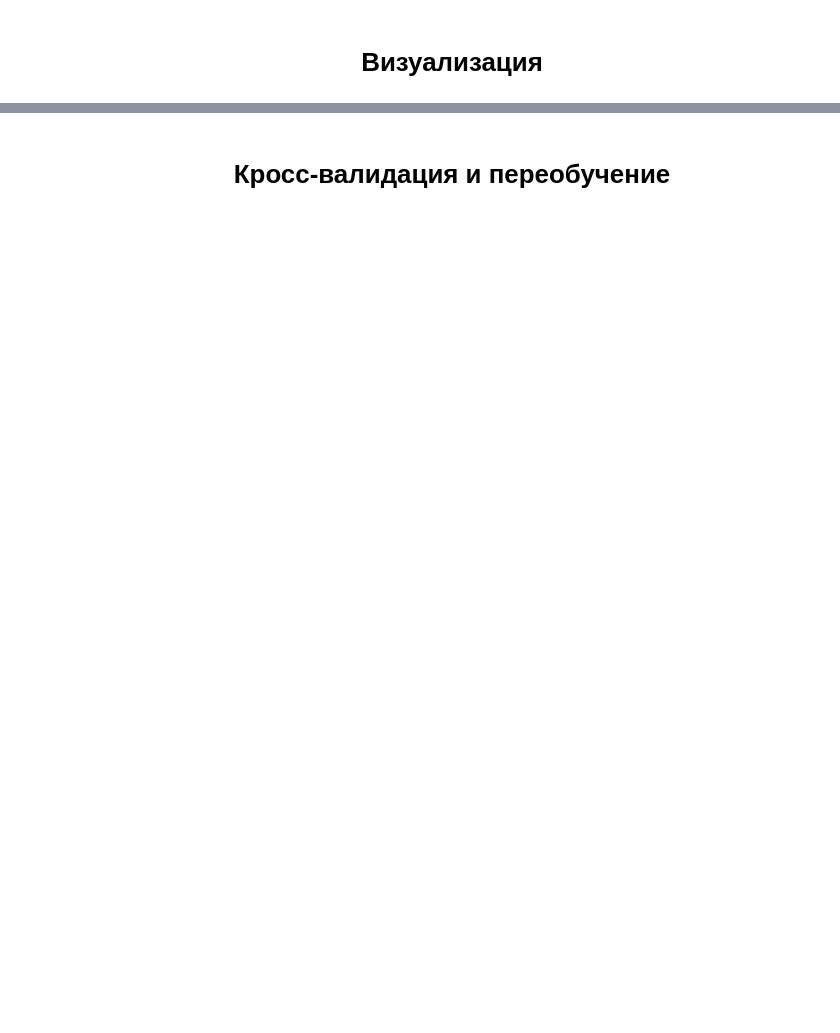
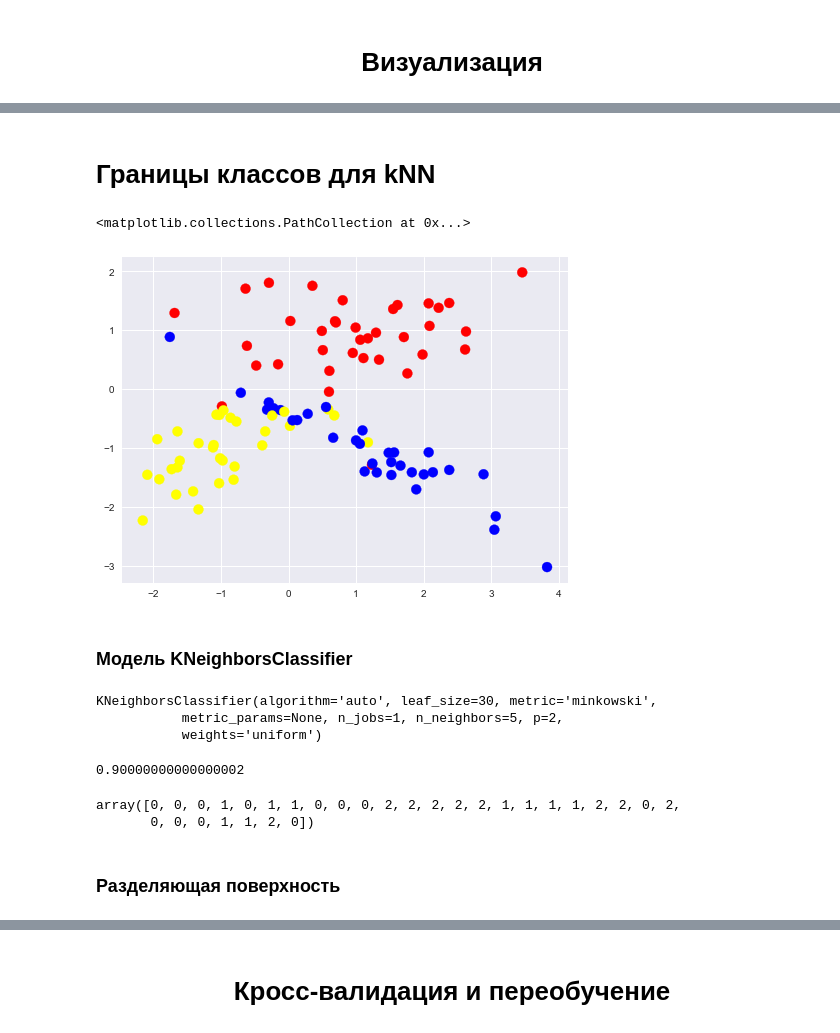
Before and after one commit to ml-mipt/ml-mipt-part1, a Jupyter notebook: 2018/seminars/1_simple_algorithms/seminar_01.ipynb, the cells around one changed output, grey strips where cells are left out. Drawn from its saved outputs; the diff is of its cells as text; code cells hidden in the pictures; blank space fills up the shorter version.

```diff
--- a/2018/seminars/1_simple_algorithms/seminar_01.ipynb
+++ b/2018/seminars/1_simple_algorithms/seminar_01.ipynb
@@ -732,0 +692,17 @@ pd.DataFrame({
+# %% [markdown]
+# Границы классов для kNN
+# %%
+# сгенерируем случайные классы
+classification_problem = datasets.make_classification(n_samples=100, n_features =2, n_informative = 2,
+                                                      n_classes = 3, n_redundant=0,
+                                                      n_clusters_per_class=1, random_state=3)
+# %%
+colors = ListedColormap(['red', 'blue', 'yellow'])
+light_colors = ListedColormap(['lightcoral', 'lightblue', 'lightyellow'])
+# %%
+pylab.figure(figsize=(8,6))
+pylab.scatter(list(x[0] for x in classification_problem[0]), list(x[1] for x in classification_problem[0]),
+              c=classification_problem[1], cmap=colors, s=100)
+# %% [output]
+<matplotlib.collections.PathCollection at 0x...>
+[figure, added]
@@ -732,0 +714,21 @@ pd.DataFrame({
+# %% [markdown]
+### Модель KNeighborsClassifier
+# %%
+clf = KNeighborsClassifier()
+clf.fit(train_data, train_labels)
+# %% [output]
+KNeighborsClassifier(algorithm='auto', leaf_size=30, metric='minkowski',
+           metric_params=None, n_jobs=1, n_neighbors=5, p=2,
+           weights='uniform')
+# %%
+predictions = clf.predict(test_data)
+accuracy_score(test_labels, predictions)
+# %% [output]
+0.90000000000000002
+# %%
+predictions
+# %% [output]
+array([0, 0, 0, 1, 0, 1, 1, 0, 0, 0, 2, 2, 2, 2, 2, 1, 1, 1, 1, 2, 2, 0, 2,
+       0, 0, 0, 1, 1, 2, 0])
+# %% [markdown]
+### Разделяющая поверхность
```
Also changed, not shown: parts of 90 cells of this notebook, 10 other files.
